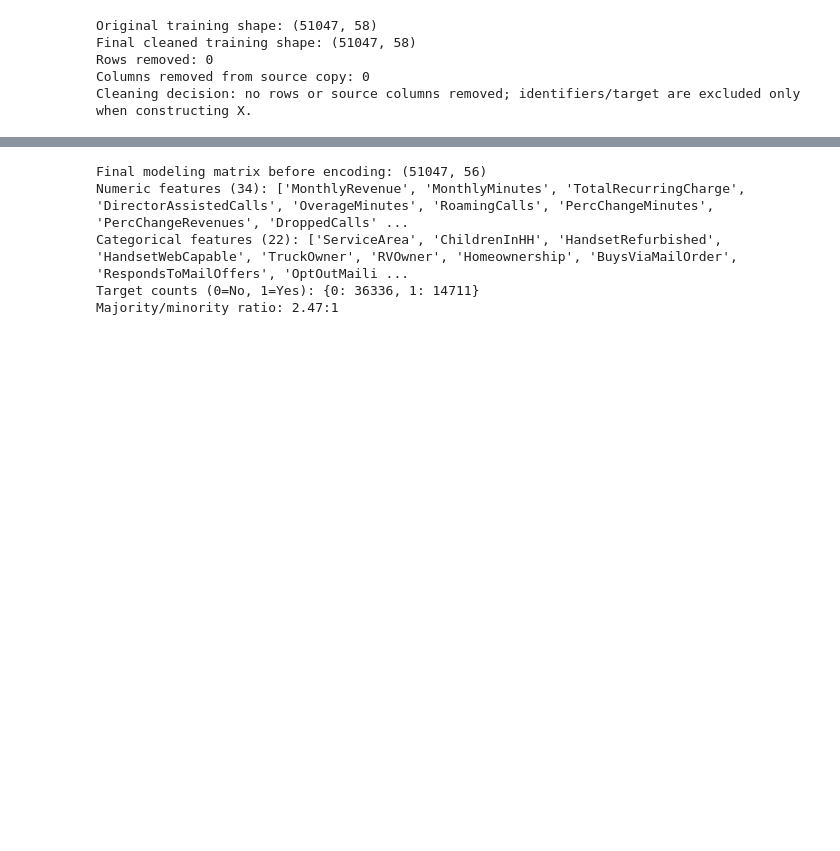
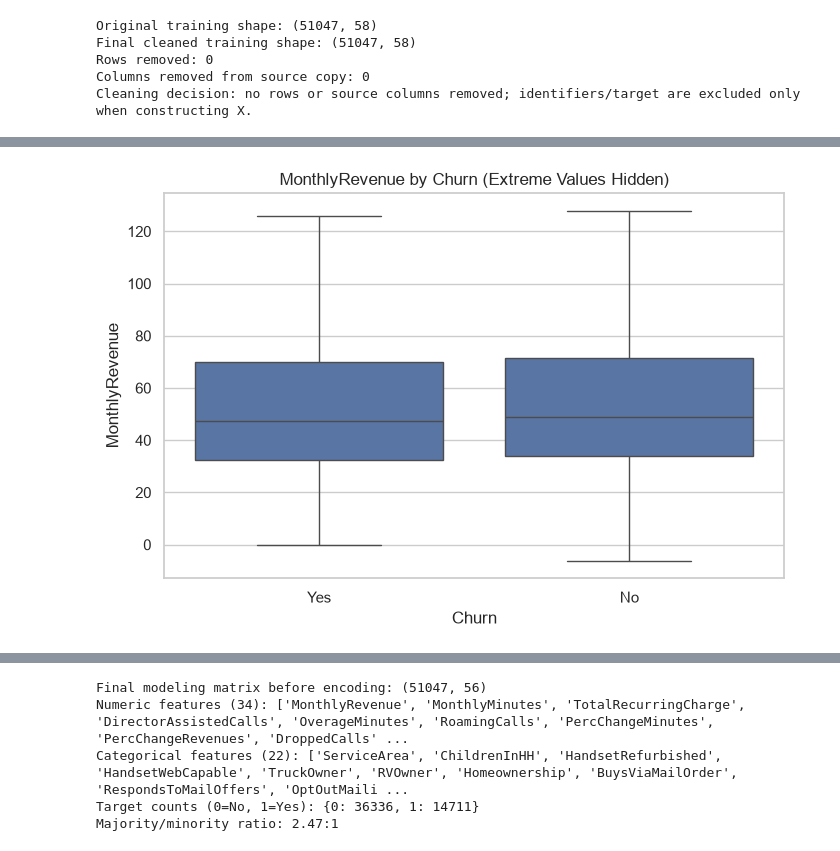
Before and after one commit to Pritishtalwar/Customer-Churn-Prediction, a Jupyter notebook: notebooks/churn_analysis.ipynb, the cells around one changed output, grey strips where cells are left out. Saved outputs shown, nothing was run; the diff lists cells and outputs as text; code cells hidden in the pictures; blank space fills up the shorter version.

```diff
--- a/notebooks/churn_analysis.ipynb
+++ b/notebooks/churn_analysis.ipynb
@@ -279,0 +241,10 @@ Separate the validated target from predictors and remove `CustomerID` only from
+# %%
+# Step 5: Compare MonthlyRevenue Across Churn Groups
+plt.figure(figsize=(8, 5))
+sns.boxplot(data=clean_train, x="Churn", y='MonthlyRevenue', showfliers=False)
+plt.title('MonthlyRevenue by Churn (Extreme Values Hidden)')
+plt.xlabel("Churn")
+plt.ylabel('MonthlyRevenue')
+plt.show()
+# %% [output]
+[figure, added]
```
Also changed, not shown: parts of 179 cells of this notebook, 5 other files.
